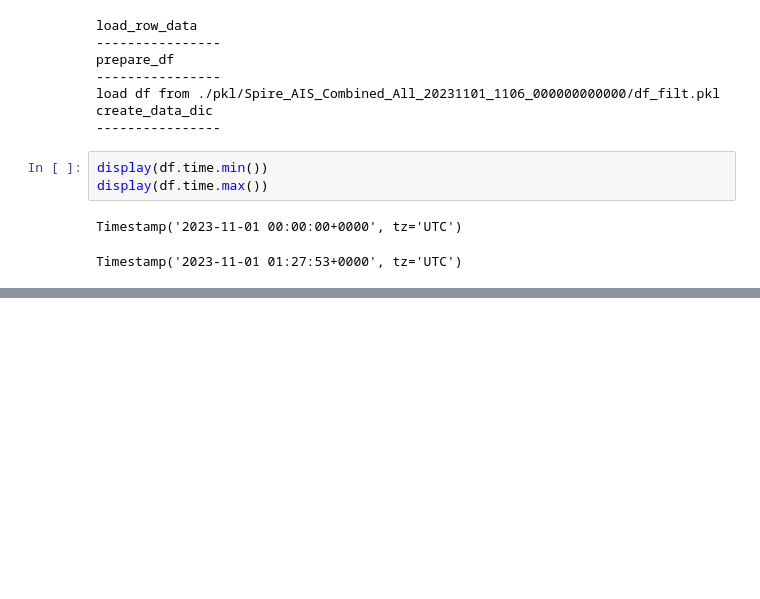
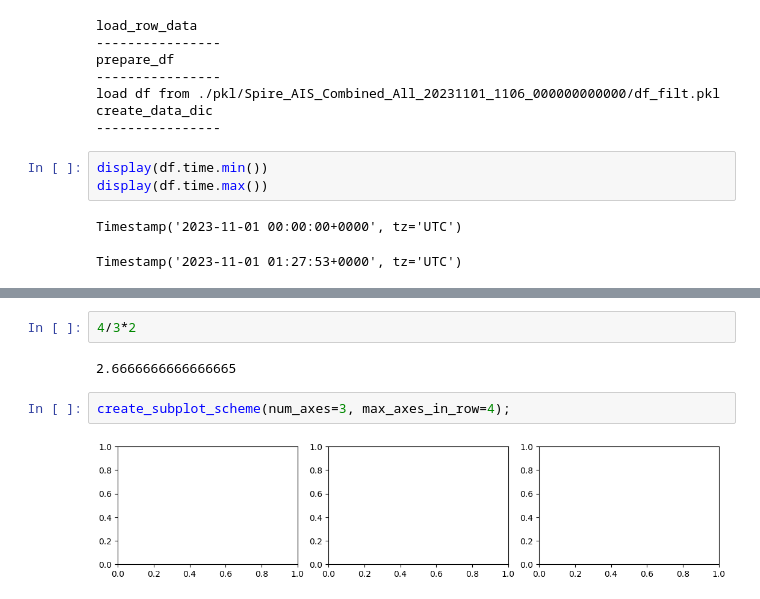
Before and after one commit to giladdanin10/tip-and-que-ships-personal, a Jupyter notebook: explore ships.ipynb, the cells around one changed output, grey strips where cells are left out. Saved outputs shown, nothing was run; the diff lists cells and outputs as text; blank space fills up the shorter version.

```diff
--- a/explore ships.ipynb
+++ b/explore ships.ipynb
@@ -198,0 +234,8 @@ ships.get_info_df_summary(info_df)
+# %%
+4/3*2
+# %% [output]
+2.6666666666666665
+# %%
+create_subplot_scheme(num_axes=3, max_axes_in_row=4);
+# %% [output]
+[figure, added]
```
Also changed, not shown: parts of 11 cells of this notebook, 3 other files.
